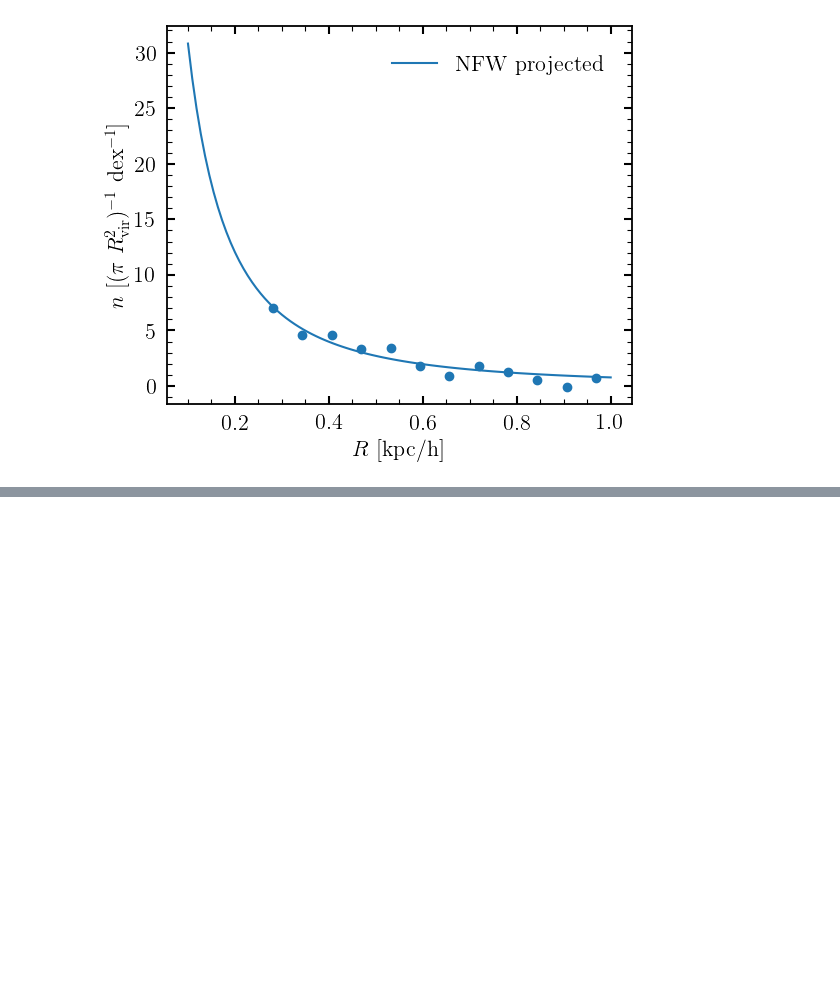
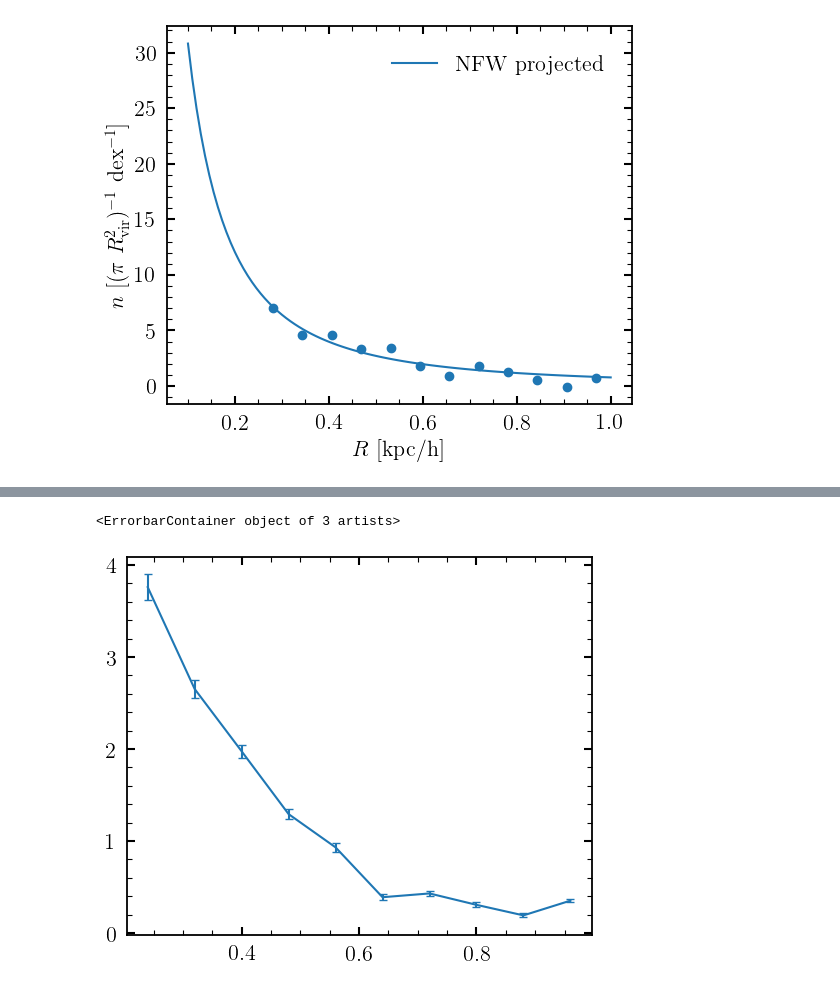
Before and after one commit to AstroJacobLi/kuaizi, a Jupyter notebook: diezi/scarlet_modeling/nsa_z002_004/UDG_sample.ipynb, the cells around one changed output, grey strips where cells are left out. Cells and saved outputs as stored; diff of their text form; code cells hidden in the pictures; blank space fills up the shorter version.

Commit message:
incorrect number profile

```diff
--- a/diezi/scarlet_modeling/nsa_z002_004/UDG_sample.ipynb
+++ b/diezi/scarlet_modeling/nsa_z002_004/UDG_sample.ipynb
@@ -762,0 +613,17 @@ array([ 83.14285399, 100.51598765, 117.88912132, 135.26225499,
+# %%
+# Method 1
+n_cens = []
+n_stds = []
+for name in unique_name[:]:
+    output, cen = moving_binned_statistic(dist_ratio[udg_cat['host_name'] == name],
+                                          dist_ratio[udg_cat['host_name'] == name],
+                                          x_err=None,
+                                          bins=n_bins, range_=range_0,
+                                          statistic='count', n_slide=n_slide)
+
+    n_cen = np.nanmean(output, axis=0) / (np.diff(np.pi * bins**2)) # number per annulus area [R_vir^2]
+#     n_cen -= density_bkg * np.diff(
+#         np.pi * (bins * udg_cat[udg_cat['host_name'] == name]['host_r_vir_ang'][0])**2)
+    n_std = np.nanstd(output, axis=0) / (np.diff(np.pi * bins**2)) # / (1) / total_area
+    n_cens.append(n_cen)
+    n_stds.append(n_std)
@@ -762,0 +633,24 @@ array([ 83.14285399, 100.51598765, 117.88912132, 135.26225499,
+# %%
+# n_cen = np.average(n_cens - contam_profile, axis=0)
+n_cen = np.average(n_cens - contam_profile, axis=0, weights=1 / udg_cat[ind]['host_r_vir_ang'].data**2)
+n_std = np.sqrt(np.sum(np.array(n_stds)**2, axis=0)) / len(n_stds)
+# %%
+# Method 2
+n_cens = []
+n_stds = []
+for name in unique_name[:]:
+    output, cen = moving_binned_statistic(dist_ratio[udg_cat['host_name'] == name],
+                                          dist_ratio[udg_cat['host_name'] == name],
+                                          x_err=None,
+                                          bins=n_bins, range_=range_0,
+                                          statistic='count', n_slide=n_slide)
+
+    n_cen = np.nanmean(output, axis=0) / (np.diff(np.pi * bins**2)) # number per annulus area [R_vir^2]
+    n_cen -= density_bkg * np.diff(
+        np.pi * (bins * udg_cat[udg_cat['host_name'] == name]['host_r_vir_ang'][0])**2) / (np.diff(np.pi * bins**2))
+    n_std = np.nanstd(output, axis=0) / (np.diff(np.pi * bins**2)) # / (1) / total_area
+    n_cens.append(n_cen)
+    n_stds.append(n_std)
+# %%
+n_cen = np.average(n_cens, axis=0, weights=1 / udg_cat[ind]['host_r_vir_ang'].data**2)
+n_std = np.sqrt(np.sum(np.array(n_stds)**2, axis=0)) / len(n_stds)
@@ -762,0 +659,5 @@ array([ 83.14285399, 100.51598765, 117.88912132, 135.26225499,
+# %%
+plt.errorbar(cen, n_cen / comp_avg, n_std)
+# %% [output]
+<ErrorbarContainer object of 3 artists>
+[figure, added]
```
Also changed, not shown: parts of 69 cells of this notebook, 1 other file.
